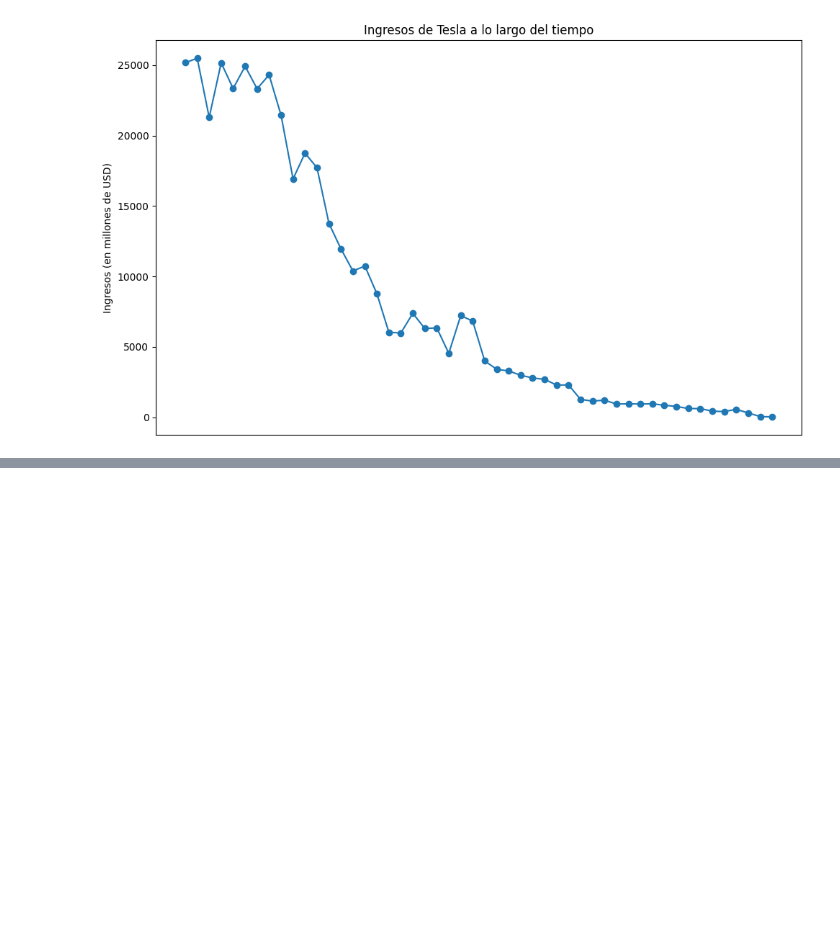
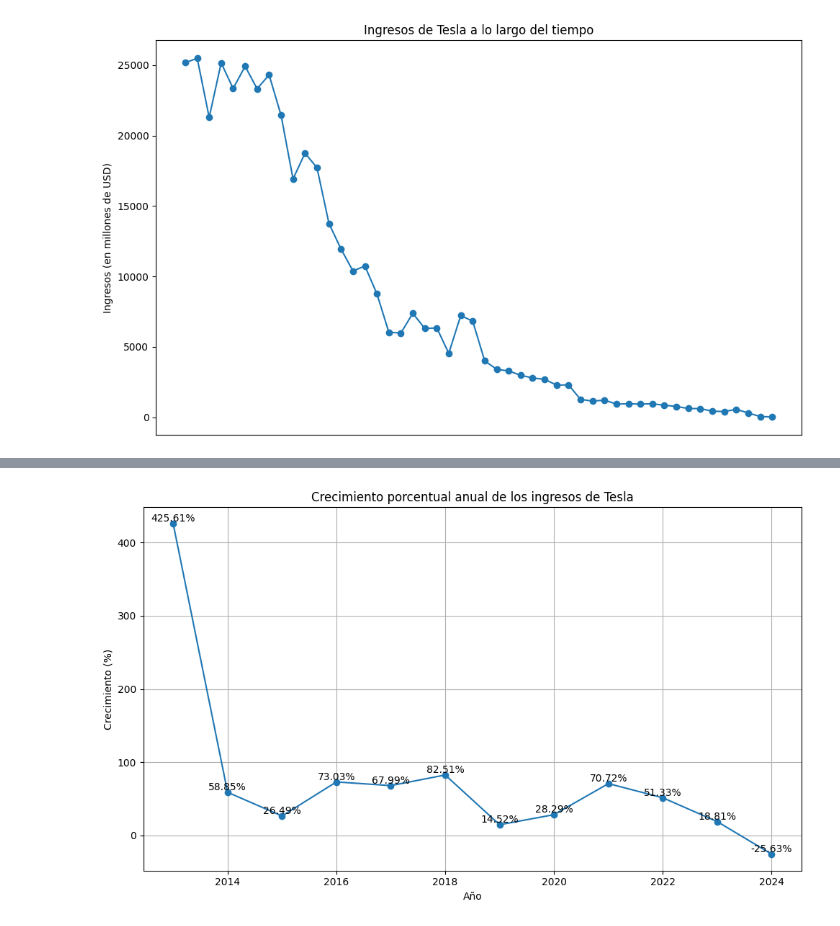
Before and after one commit to Adrian-Mas/Ejercicio_Web_Scraping, a Jupyter notebook: src/explore.es.ipynb, the cells around one changed output, grey strips where cells are left out. Drawn from its saved outputs; the diff is of its cells as text; code cells hidden in the pictures; blank space fills up the shorter version.

```diff
--- a/src/explore.es.ipynb
+++ b/src/explore.es.ipynb
@@ -194,0 +192,43 @@ AttributeError: Can only use .dt accessor with datetimelike values
+# %%
+import sqlite3
+import pandas as pd
+import matplotlib.pyplot as plt
+
+# Conectar a la base de datos y cargar los datos en un DataFrame
+conn = sqlite3.connect("tesla_revenue.db")
+df_revenue = pd.read_sql_query("SELECT * FROM revenue", conn)
+conn.close()
+
+# Convertir la columna "Date" a formato de fecha y eliminar cualquier fila con fechas inválidas
+df_revenue["Date"] = pd.to_datetime(df_revenue["Date"], errors='coerce')
+df_revenue = df_revenue.dropna(subset=["Date"])
+
+# Extraer el año de cada fecha para agrupar por año
+df_revenue["Year"] = df_revenue["Date"].dt.year
+
+# Agrupar por año y calcular el ingreso total o promedio por año
+annual_revenue = df_revenue.groupby("Year")["Revenue"].sum().reset_index()
+
+# Calcular el crecimiento porcentual año a año
+annual_revenue["Growth (%)"] = annual_revenue["Revenue"].pct_change() * 100
+
+# Graficar el porcentaje de crecimiento anual
+plt.figure(figsize=(10, 6))
+plt.plot(annual_revenue["Year"], annual_revenue["Growth (%)"], marker='o', linestyle='-')
+plt.title("Crecimiento porcentual anual de los ingresos de Tesla")
+plt.xlabel("Año")
+plt.ylabel("Crecimiento (%)")
+plt.grid(True)
+
+# Añadir etiquetas de porcentaje en cada punto
+for i in range(len(annual_revenue)):
+    year = annual_revenue["Year"].iloc[i]
+    growth = annual_revenue["Growth (%)"].iloc[i]
+    if pd.notna(growth):  # Solo añadir etiqueta si el valor no es NaN
+        plt.text(year, growth, f"{growth:.2f}%", ha="center", va="bottom", fontsize=10)
+
+# Mostrar la gráfica
+plt.tight_layout()
+plt.show()
+# %% [output]
+[figure, added]
```
Also changed, not shown: parts of 2 cells of this notebook.
